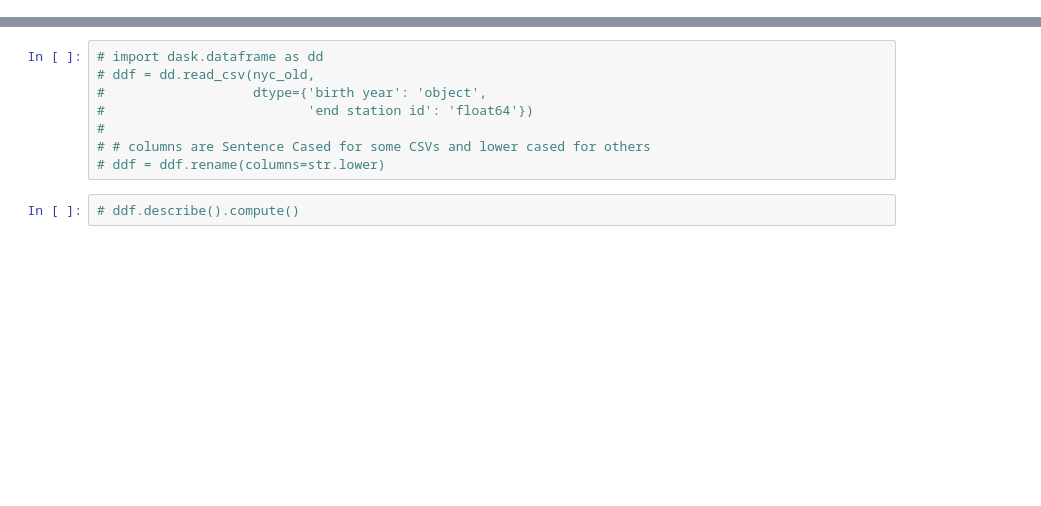
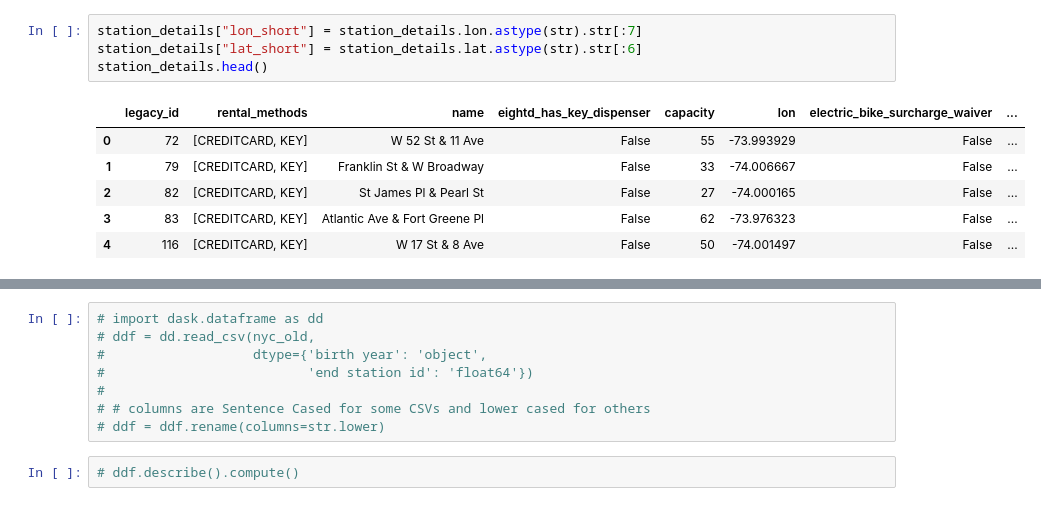
Before and after one commit to rishigoutam/citibike, a Jupyter notebook: clobber.ipynb, the cells around one changed output, grey strips where cells are left out. Saved outputs shown, nothing was run; the diff lists cells and outputs as text; blank space fills up the shorter version.

```diff
--- a/clobber.ipynb
+++ b/clobber.ipynb
@@ -163,0 +397,11 @@ jc_old_schema_summary
+# %%
+station_details["lon_short"] = station_details.lon.astype(str).str[:7]
+station_details["lat_short"] = station_details.lat.astype(str).str[:6]
+station_details.head()
+# %% [output]
+|  | legacy_id | rental_methods | name | eightd_has_key_dispenser | capacity | lon | electric_bike_surcharge_waiver | ... |
+| 0 | 72 | [CREDITCARD, KEY] | W 52 St & 11 Ave | False | 55 | -73.993929 | False | ... |
+| 1 | 79 | [CREDITCARD, KEY] | Franklin St & W Broadway | False | 33 | -74.006667 | False | ... |
+| 2 | 82 | [CREDITCARD, KEY] | St James Pl & Pearl St | False | 27 | -74.000165 | False | ... |
+| 3 | 83 | [CREDITCARD, KEY] | Atlantic Ave & Fort Greene Pl | False | 62 | -73.976323 | False | ... |
+| 4 | 116 | [CREDITCARD, KEY] | W 17 St & 8 Ave | False | 50 | -74.001497 | False | ... |
```
Also changed, not shown: parts of 59 cells of this notebook.
